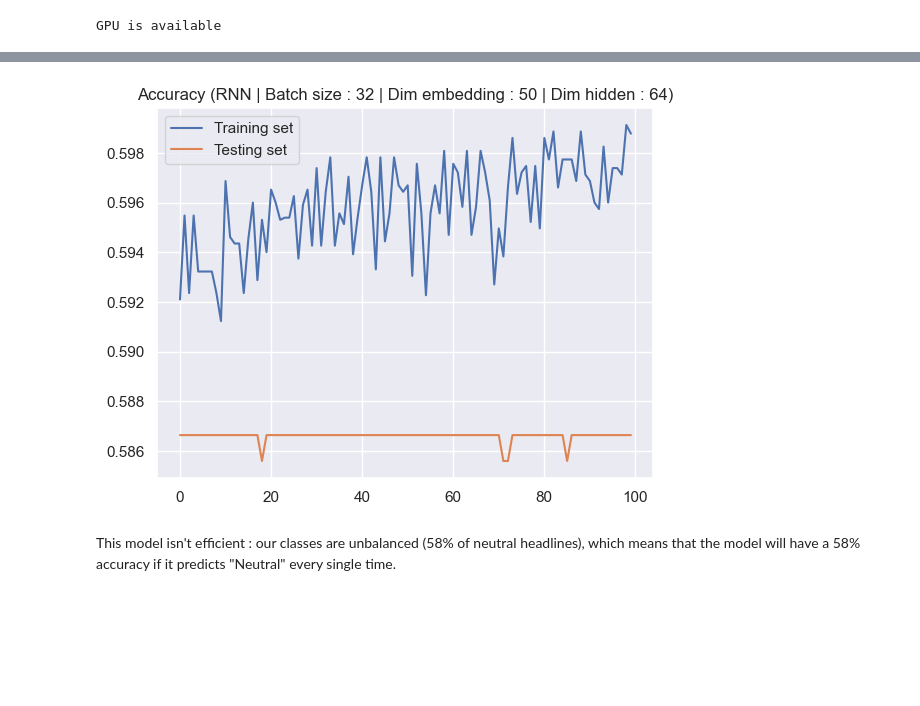
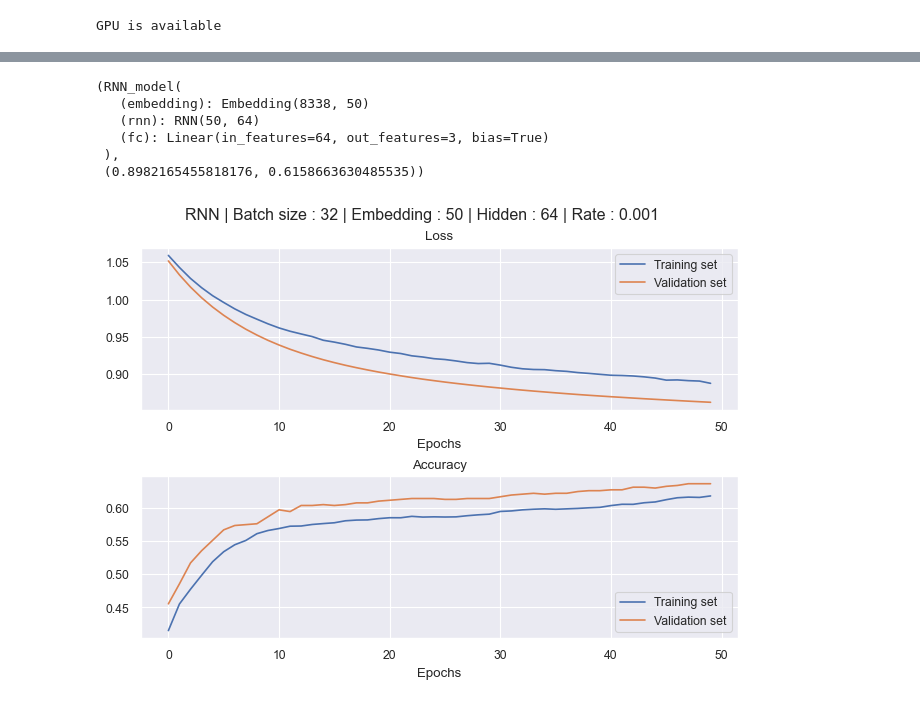
Before and after one commit to CamilleLeempoels/NLP_Financial_Sentiment_Analysis, a Jupyter notebook: nlp_project.ipynb, the cells around one changed output, grey strips where cells are left out. Drawn from its saved outputs; the diff is of its cells as text; code cells hidden in the pictures; blank space fills up the shorter version.

```diff
--- a/nlp_project.ipynb
+++ b/nlp_project.ipynb
@@ -74,7 +75,8 @@ data['text'] = data['text'].apply(lambda x: [item for item in x.split() if item
 # %% [markdown]
 Split train and test set
 # %%
-_train_set_, _test_set_ = train_test_split(data, test_size=0.2, random_state=1)
+_train_set_, test_set = train_test_split(data, test_size=0.2, random_state=1)
+train_set, validation_set = train_test_split(_train_set_, test_size=0.2, random_state=2)
 # %% [markdown]
 Building the vocabulary from the training set
 # %%
@@ -115,7 +117,7 @@ def encode_text(data):
 
     # pad sentences so that each vector has the same length
     max_len = int(limit_high)
-    data['text_encoded'] = data.apply(lambda row: row['text_encoded'] + [0] * (max_len - row['length']), axis=1)
+    data['text_encoded'] = data.apply(lambda row: [0] * (max_len - row['length']) + row['text_encoded'], axis=1)
     data['length'] = data['text_encoded'].apply(lambda sentence : len(sentence))
 
     if sum(data['length'] != max_len):
@@ -128,10 +130,12 @@ def decode(data):
         print([inv_sparse_vocab.get(number, '') for number in encoded_sentence])
 
 
-train_set_txt = encode_text(_train_set_.copy())
-test_set_txt = encode_text(_test_set_.copy())
+train_set_txt = encode_text(train_set.copy())
+validation_set_txt = encode_text(validation_set.copy())
+test_set_txt = encode_text(test_set.copy())
 
 train_set_labels = train_set_txt['sentiment'].replace(['positive','neutral','negative'], [0, 1, 2])
+validation_set_labels = validation_set_txt['sentiment'].replace(['positive','neutral','negative'], [0, 1, 2])
 test_set_labels = test_set_txt['sentiment'].replace(['positive','neutral','negative'], [0, 1, 2])
 # %% [markdown]
 ## Supervised learning
@@ -259,8 +206,0 @@ for epoch in tqdm(range(EPOCHS)):
-# %%
-fig, (ax) = plt.subplots(1, 1)
-
-sns.lineplot(x=range(EPOCHS), y=train_loss_array, ax=ax, label='Training set')
-sns.lineplot(x=range(EPOCHS), y=test_loss_array, ax=ax, label='Testing set')
-ax.set_xlabel('Epochs')
-ax.set_title('Loss (RNN | Batch size : ' + str(BATCH_SIZE) + ' | Dim embedding : ' + str(EMBEDDING_DIM) + ' | Dim hidden : ' + str(HIDDEN_DIM) +')')
-ax.legend();
@@ -269,11 +206,0 @@ ax.legend();
-# %%
-fig, (ax) = plt.subplots(1, 1)
-
-sns.lineplot(x=range(EPOCHS), y=train_accuracy_array, ax=ax, label='Training set')
-sns.lineplot(x=range(EPOCHS), y=test_accuracy_array, ax=ax, label='Testing set')
-ax.set_title('Accuracy (RNN | Batch size : ' + str(BATCH_SIZE) + ' | Dim embedding : ' + str(EMBEDDING_DIM) + ' | Dim hidden : ' + str(HIDDEN_DIM) +')')
-ax.legend();
-# %% [output]
-[figure, removed]
-# %% [markdown]
-This model isn't efficient : our classes are unbalanced (58% of neutral headlines), which means that the model will have a 58% accuracy if it predicts "Neutral" every single time.
@@ -279,0 +287,17 @@ This model isn't efficient : our classes are unbalanced (58% of neutral headline
+# %%
+VOCAB_DIM = len(vocab) + 1
+EMBEDDING_DIM = 50
+HIDDEN_DIM = 64
+LEARNING_RATE = 1e-3
+EPOCHS = 50
+BATCH_SIZE = 32
+
+train_and_validate_RNN(VOCAB_DIM, EMBEDDING_DIM, HIDDEN_DIM, LEARNING_RATE, EPOCHS, BATCH_SIZE)
+# %% [output]
+(RNN_model(
+   (embedding): Embedding(8338, 50)
+   (rnn): RNN(50, 64)
+   (fc): Linear(in_features=64, out_features=3, bias=True)
+ ),
+ (0.8982165455818176, 0.6158663630485535))
+[figure, added]
```
Also changed, not shown: parts of 9 cells of this notebook.
